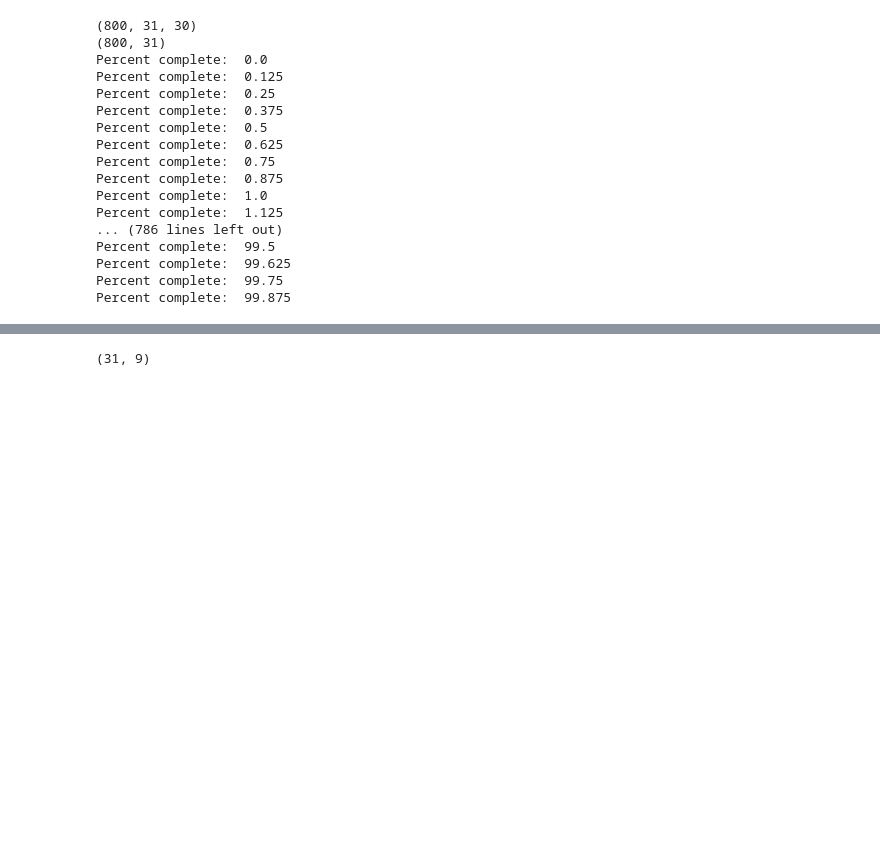
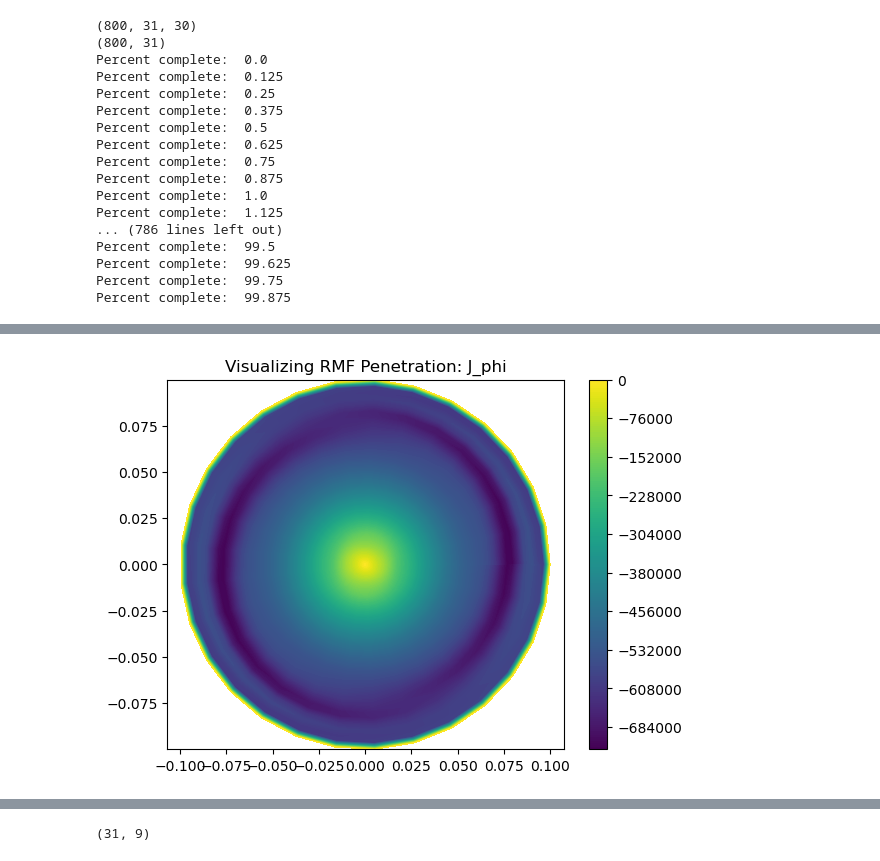
Before and after one commit to vandelij/FRC_RMF, a Jupyter notebook: predictor2_corrector_combine_RMF_code_case_Mlroy1999_fewer_time_steps - Copy.ipynb, the cells around one changed output, grey strips where cells are left out. Saved outputs shown, nothing was run; the diff lists cells and outputs as text; code cells hidden in the pictures; blank space fills up the shorter version.

```diff
--- a/predictor2_corrector_combine_RMF_code_case_Mlroy1999_fewer_time_steps - Copy.ipynb
+++ b/predictor2_corrector_combine_RMF_code_case_Mlroy1999_fewer_time_steps - Copy.ipynb
@@ -1188,0 +1220,17 @@ for it in range(tnew.shape[0]):
+# %%
+# build the phi current
+# build total J_R = sum_m(A_m):
+
+J_PHI_TOTAL = np.zeros((tnew.shape[0], nr, nphi), dtype ='complex_')
+print(J_PHI_TOTAL.shape)
+print(A_z_hold_out[0].shape)
+for it in range(tnew.shape[0]):
+    print('Percent complete: ', 100*it/tnew.shape[0])
+    for ir in range(r_array.shape[0]-1):
+        r = dr*ir
+        for iphi in range(phi_array.shape[0]):
+            phi = iphi*dphi
+            for im in range(m_array.shape[0]):
+                m = m_array[im]
+                J_PHI_TOTAL[it, ir, iphi] = J_PHI_TOTAL[it, ir, iphi] + \
+                                          J_phim_hold[im][it, ir]*np.exp(1j*m*phi)
@@ -1188,0 +1255,15 @@ for it in range(tnew.shape[0]):
+# %%
+# plot theta
+J_PHI_TOTAL_FINAL = J_PHI_TOTAL[range_to_plot-1, :, :]# B_Z_TOTAL_FINAL = B_Z_TOTAL[-1, :, :]
+rmesh, phimesh = np.meshgrid(r_array, phi_array)
+
+X = rmesh.T * np.cos(phimesh.T)
+Y = rmesh.T * np.sin(phimesh.T)
+
+plt.contourf(X, Y, np.real(J_PHI_TOTAL_FINAL), levels=200, cmap='viridis')
+plt.title('Visualizing RMF Penetration: J_phi')
+plt.axis('equal')
+plt.colorbar()
+plt.show()
+# %% [output]
+[figure, added]
```
Also changed, not shown: parts of 13 cells of this notebook.
